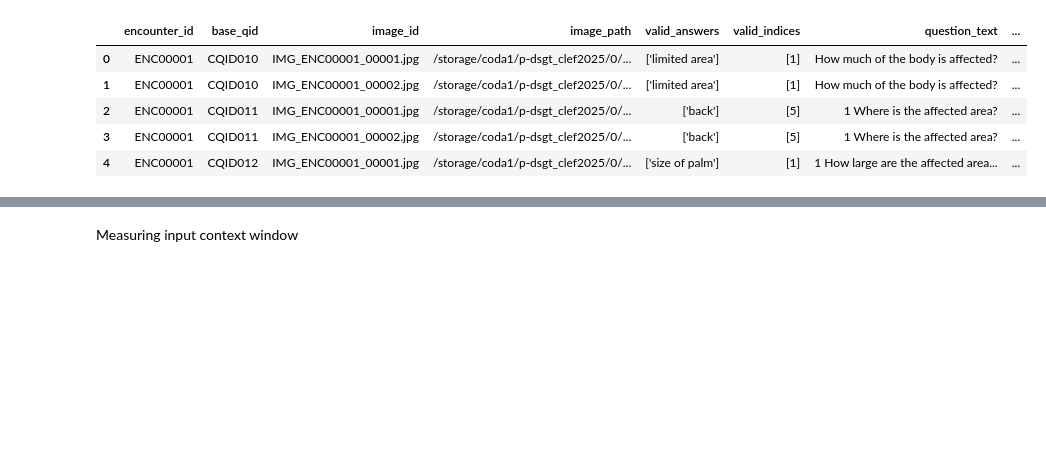
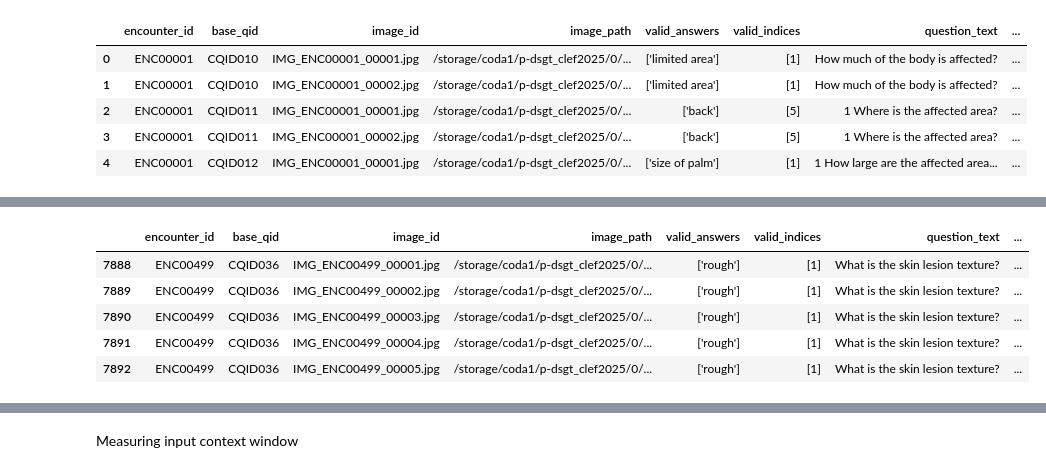
Before and after one commit to karishmathakrar/arc-mediqa-magic-2025, a Jupyter notebook: 02-model-finetuning-base.ipynb, the cells around one changed output, grey strips where cells are left out. Saved outputs shown, nothing was run; the diff lists cells and outputs as text; code cells hidden in the pictures; blank space fills up the shorter version.

```diff
--- a/02-model-finetuning-base.ipynb
+++ b/02-model-finetuning-base.ipynb
@@ -92,7 +92,7 @@ AVAILABLE_MODELS = {
 }
 
 # Set the model to use - you can change this to select different models
-SELECTED_MODEL = "UPDATE WITH MODEL NAME KEY FROM AVAILABLE MODELS"
+SELECTED_MODEL = "Qwen2-VL-2B-Instruct"
 
 # Set up paths
 BASE_DIR = os.path.dirname(os.path.abspath('__file__'))
@@ -103,8 +103,7 @@ TRAIN_IMAGES_DIR = os.path.join(TRAIN_DIR, "images_train")
 VAL_IMAGES_DIR = os.path.join(VAL_DIR, "images_valid")
 OUTPUT_DIR = os.path.join(BASE_DIR, "outputs")
 os.makedirs(OUTPUT_DIR, exist_ok=True)
-PROCESSED_DATA_DIR = os.path.join(OUTPUT_DIR, "processed_data-UPDATE-WITH-MODEL-NAME")
-PROCESSED_VAL_DATA_DIR = os.path.join(OUTPUT_DIR, "processed_val_data-UPDATE-WITH-MODEL-NAME")
+PROCESSED_VAL_DATA_DIR = os.path.join(OUTPUT_DIR, "processed_val_data-TEST")
 TRAIN_CSV_FILE = os.path.join(OUTPUT_DIR, "multi_label_dataset.csv")
 QUESTIONS_PATH = os.path.join(TRAIN_DIR, "closedquestions_definitions_imageclef2025.json")
 VAL_JSON_PATH = os.path.join(VAL_DIR, "valid.json")
@@ -145,3 +179,29 @@ train_df = pd.read_csv(TRAIN_CSV_FILE)
+# %%
+# Set this to True to train on combined train+val, or False to train only on train
+USE_COMBINED_DATASET = False  # Change to True when you want to train on both
+
+# Process datasets based on selection
+if USE_COMBINED_DATASET:
+    print("Using combined train+val dataset for training")
+
+    # Create combined dataset
+    combined_df, train_df = combine_train_val_datasets()
+
+    # Set the processed data directory for combined data
+    COMBINED_DATA_DIR = os.path.join(OUTPUT_DIR, "processed_combined_data")
+
+    # Clear any existing processed combined data
+    if os.path.exists(COMBINED_DATA_DIR):
+        shutil.rmtree(COMBINED_DATA_DIR)
+
+else:
+    print("Using training dataset only")
+
+    PROCESSED_DATA_DIR = os.path.join(OUTPUT_DIR, "processed_data-TEST")
+
+    # Clear any existing processed data for training
+    if os.path.exists(PROCESSED_DATA_DIR):
+        shutil.rmtree(PROCESSED_DATA_DIR)
 # %%
 train_df.columns
 # %% [output]
@@ -166,0 +249,9 @@ train_df.head()
+# %%
+train_df.tail()
+# %% [output]
+|  | encounter_id | base_qid | image_id | image_path | valid_answers | valid_indices | question_text | ... |
+| 7888 | ENC00499 | CQID036 | IMG_ENC00499_00001.jpg | /storage/coda1/p-dsgt_clef2025/0/... | ['rough'] | [1] | What is the skin lesion texture? | ... |
+| 7889 | ENC00499 | CQID036 | IMG_ENC00499_00002.jpg | /storage/coda1/p-dsgt_clef2025/0/... | ['rough'] | [1] | What is the skin lesion texture? | ... |
+| 7890 | ENC00499 | CQID036 | IMG_ENC00499_00003.jpg | /storage/coda1/p-dsgt_clef2025/0/... | ['rough'] | [1] | What is the skin lesion texture? | ... |
+| 7891 | ENC00499 | CQID036 | IMG_ENC00499_00004.jpg | /storage/coda1/p-dsgt_clef2025/0/... | ['rough'] | [1] | What is the skin lesion texture? | ... |
+| 7892 | ENC00499 | CQID036 | IMG_ENC00499_00005.jpg | /storage/coda1/p-dsgt_clef2025/0/... | ['rough'] | [1] | What is the skin lesion texture? | ... |
```
Also changed, not shown: parts of 14 cells of this notebook, 4 other files.
